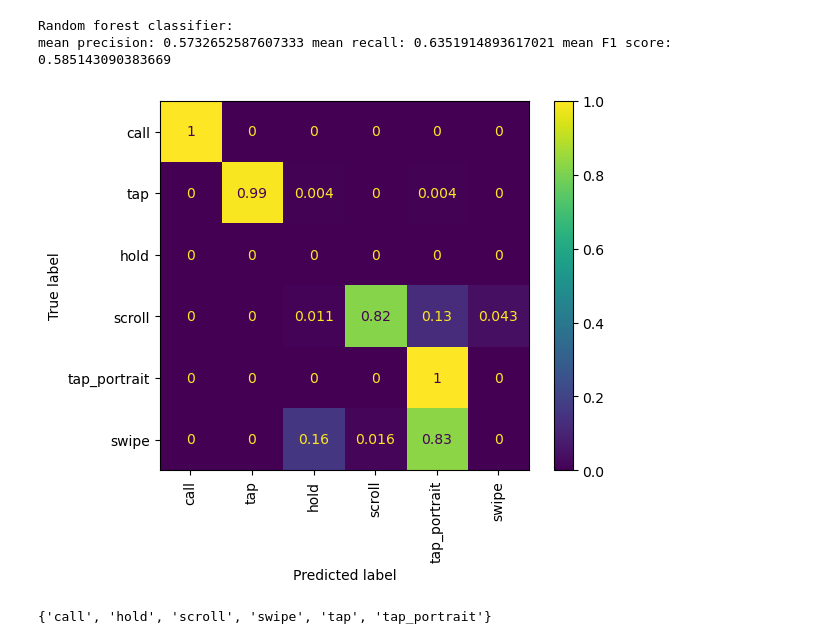
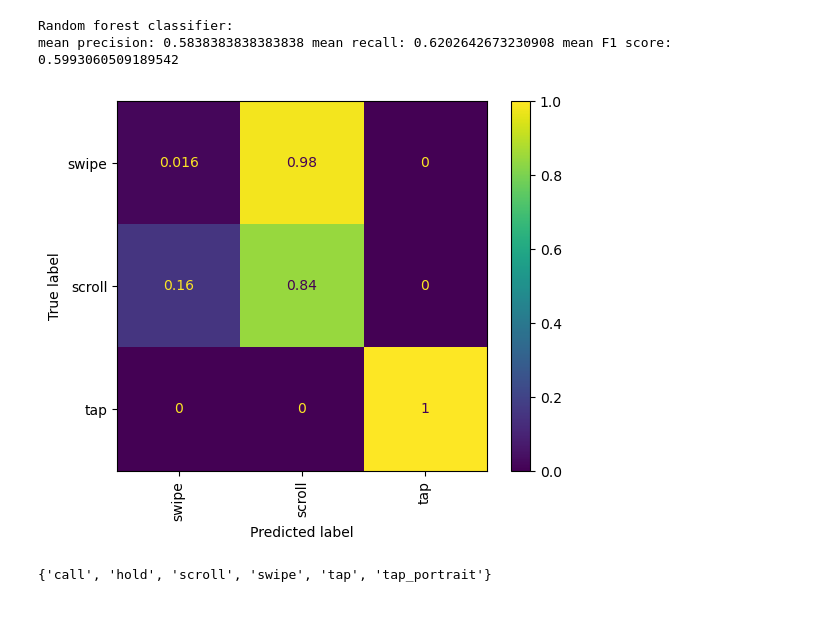
Before and after one commit to slokeshrestha26/PhIMU, a Jupyter notebook: data_processing.ipynb, the cells around one changed output. Drawn from its saved outputs; the diff is of its cells as text; code cells hidden in the pictures; blank space fills up the shorter version.

```diff
--- a/data_processing.ipynb
+++ b/data_processing.ipynb
@@ -56,6 +56,13 @@ def pre_process(path, surface):
     df['activity'] = df.activity.str.replace(r'swipe_lr', 'swipe')
     df['activity'] = df.activity.str.replace(r'swipe_rl', 'swipe')
 
+    # drop holding activities
+    df = df[~df['activity'].str.contains('hold')]
+    df = df[~df['activity'].str.contains('call')]
+
+   # group tapping activities
+    df['activity'] = df.activity.str.replace(r'tap_portrait', 'tap')
+
     # remove data <5s and >55s
     df = df[df.dt >= 15]
     df = df[df.dt <= 55]
@@ -156,37 +163,36 @@ test_indices = np.random.choice(len(folders_list), test_n, replace=False)
 
 test_folders=[]
 for i in test_indices:
     test_folders.append(folders_list[i])
-test_folders
 test_df = df[df['folder'].isin(test_folders)]
 X_test, y_test = extract_features(test_df)
 
 train_df = df[~df['folder'].isin(test_folders)]
 X_train, y_train = extract_features(train_df)
 
 rf = RandomForestClassifier(n_estimators=30)
 rf.fit(X_train, y_train)
 y_pred = rf.predict(X_test)
 precision = precision_score(y_test, y_pred, average='macro')
 recall = recall_score(y_test, y_pred, average='macro')
 f1_scores = f1_score(y_test, y_pred, average='macro')
 
 print("Random forest classifier: ")
 print("mean precision: {precision} mean recall: {recall} mean F1 score: {f1} ".format(recall=np.mean(recall), precision=np.mean(precision), f1=np.mean(f1_scores)))
 
 # plot confusion matrix
-labels = set(y_pred)
+labels = set(y_test).union(set(y_pred))
 
 cm = confusion_matrix(y_test, y_pred, normalize='true')
 disp = ConfusionMatrixDisplay(confusion_matrix=cm, display_labels=labels)
 disp.plot()
 plt.yticks(rotation='horizontal')
 plt.xticks(rotation='vertical')
 plt.show()
 # %% [output]
 Random forest classifier:
-mean precision: 0.5732652587607333 mean recall: 0.6351914893617021 mean F1 score: 0.585143090383669
+mean precision: 0.5838383838383838 mean recall: 0.6202642673230908 mean F1 score: 0.5993060509189542
-[figure, old version]
+[figure, new version]
 # %%
 set(y_pred)
 # %% [output]
```
Also changed, not shown: 4 other files.
